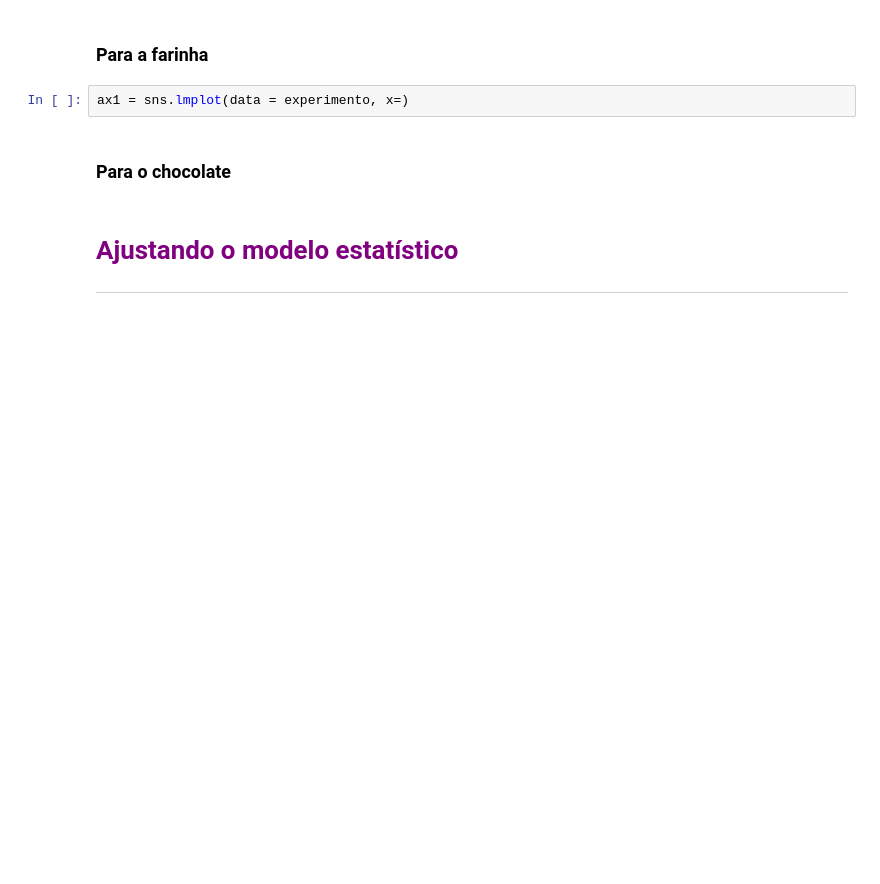
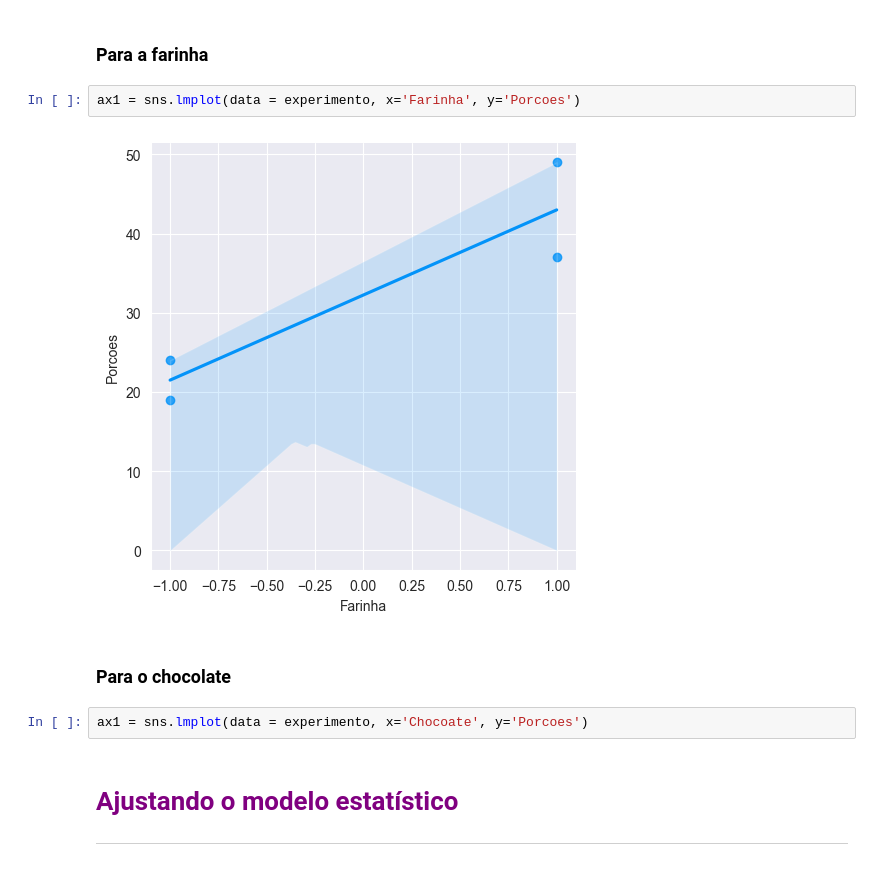
Before and after one commit to fcardosoo/15-Alura-Analise-de-experimentos-testes-mapas-de-cores-e-analises-dos-dados, a Jupyter notebook: Planejamento_experimentos_aula.ipynb, the cells around one changed output. Cells and saved outputs as stored; diff of their text form; blank space fills up the shorter version.

```diff
--- a/Planejamento_experimentos_aula.ipynb
+++ b/Planejamento_experimentos_aula.ipynb
@@ -127,9 +127,13 @@ sns.set_style('darkgrid')
 # %% [markdown]
 ### Para a farinha
 # %%
-ax1 = sns.lmplot(data = experimento, x=)
+ax1 = sns.lmplot(data = experimento, x='Farinha', y='Porcoes')
+# %% [output]
+[figure, added]
 # %% [markdown]
 ### Para o chocolate
+# %%
+ax1 = sns.lmplot(data = experimento, x='Chocoate', y='Porcoes')
 # %% [markdown]
 # <font color = 'purple'> Ajustando o modelo estatístico </font>
 
```
